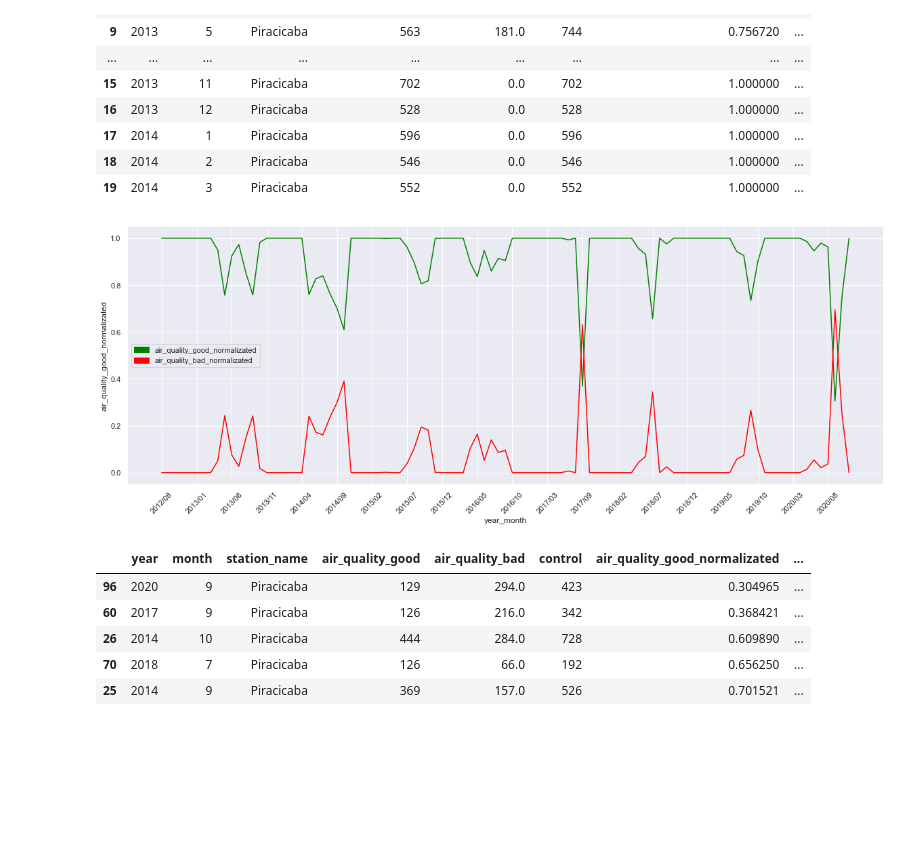
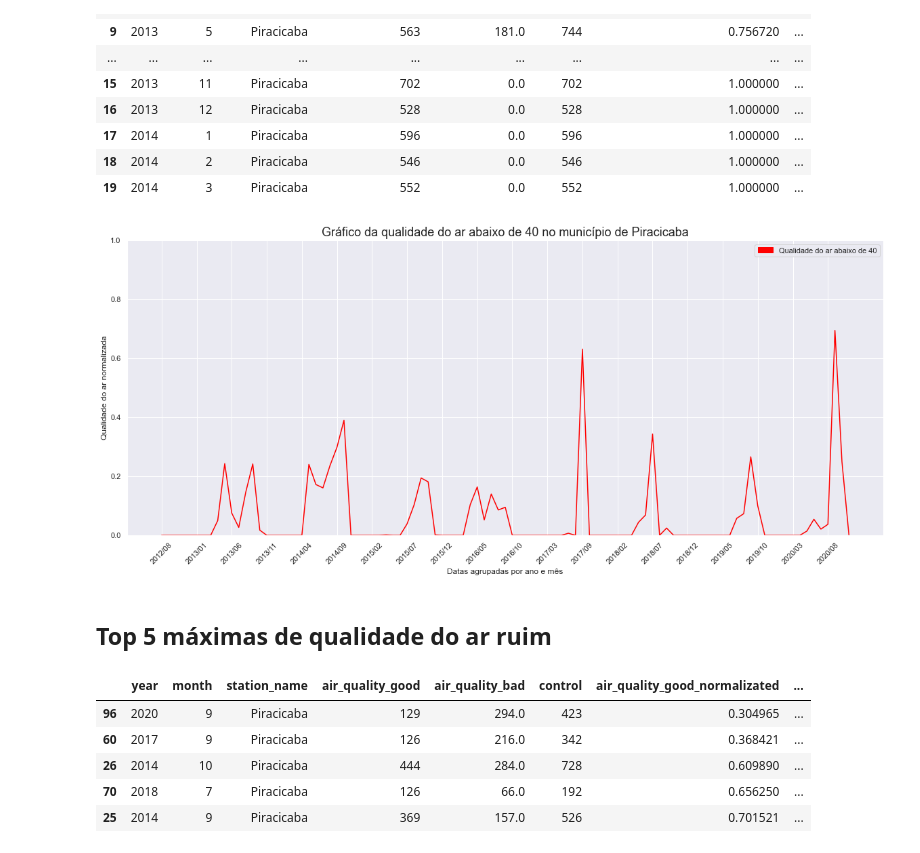
Before and after one commit to BrunoASNascimento/Estudo-da-correlacao-da-poluicao-atmosfericas-com-os-gastos-no-SUS, a Jupyter notebook: analysis.ipynb, the cells around one changed output. Drawn from its saved outputs; the diff is of its cells as text; code cells hidden in the pictures; blank space fills up the shorter version.

```diff
--- a/analysis.ipynb
+++ b/analysis.ipynb
@@ -209,30 +254,36 @@ result.head(20)
 | 19 | 2014 | 3 | Piracicaba | 552 | 0.0 | 552 | 1.000000 | ... |
 # %%
 fig, ax = plt.subplots()
-fig.set_size_inches(20, 7)
+fig.set_size_inches(20, 8)
+ax.set(ylim=(0, 1))
 
-leg_good = mpatches.Patch(color='green', label='air_quality_good_normalizated')
-leg_bad = mpatches.Patch(color='red', label='air_quality_bad_normalizated')
+# leg_good = mpatches.Patch(color='green', label='air_quality_good_normalizated')
+leg_bad = mpatches.Patch(color='red', label='Qualidade do ar abaixo de 40')
 
-img = sns.lineplot(
-    data=result,
-    x='year_month',
-    y='air_quality_good_normalizated',
-    color='green',
-    ax=ax
-)
+# img = sns.lineplot(
+#     data=result,
+#     x='year_month',
+#     y='air_quality_good_normalizated',
+#     color='green',
+#     ax=ax
+# )
 sns.lineplot(
     data=result,
     x='year_month',
     y='air_quality_bad_normalizated',
     color='red',
     ax=ax
 )
-plt.legend(handles=[leg_good,leg_bad])
+plt.legend(handles=[leg_bad]) #leg_good
 plt.xticks([result['year_month'][i] for i in range(0,result['year_month'].shape[0],5)],rotation=45)
+plt.title(f'Gráfico da qualidade do ar abaixo de 40 no município de {station}',fontdict={'fontsize': 18})
+plt.xlabel('Datas agrupadas por ano e mês')
+plt.ylabel('Qualidade do ar normalizada')
 sns.despine()
 # %% [output]
-[figure, old version]
+[figure, new version]
+# %% [markdown]
+## Top 5  máximas de qualidade do ar ruim
 # %%
 result.sort_values(by='air_quality_bad_normalizated',ascending=False).head(5)
 # %% [output]
```
Also changed, not shown: parts of 38 cells of this notebook.
